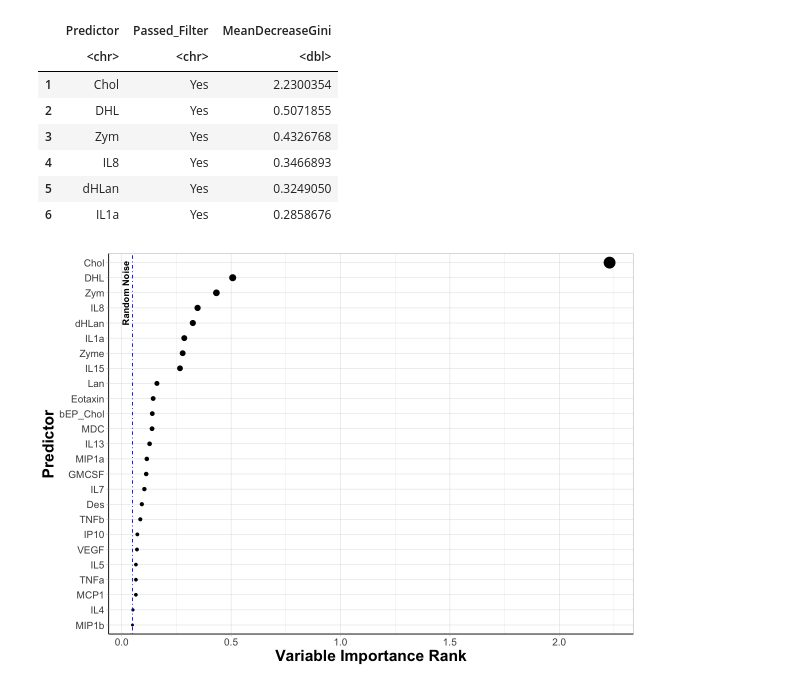
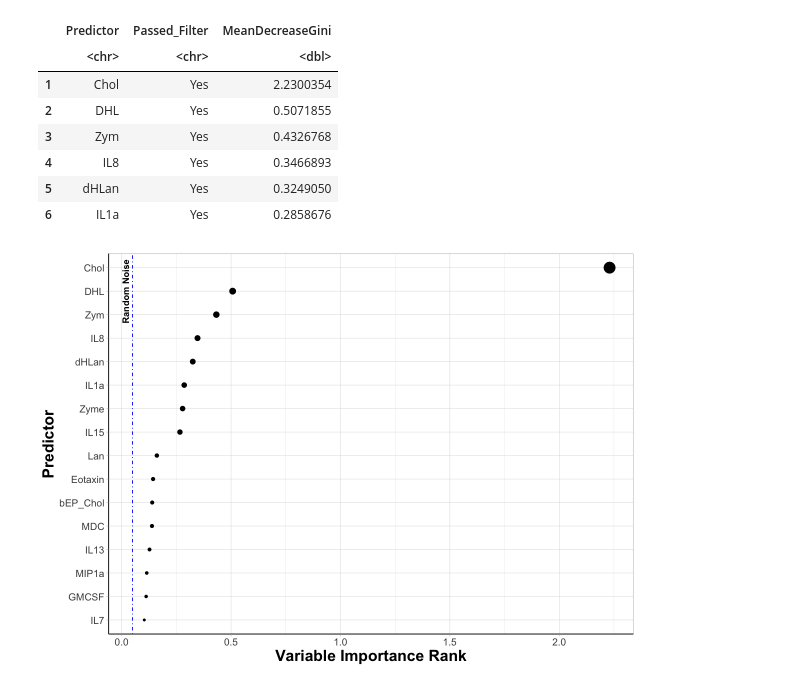
Before and after one commit to UNC-CEMALB/Ozone-exposure-is-associated-with-alterations-in-lung-and-systemic-sterol-profiles-in-healthy-and-as, a Jupyter notebook: 3. ML Visualization/Variable Importance Plot.ipynb, the cells around one changed output. Cells and saved outputs as stored; diff of their text form; code cells hidden in the pictures.

```diff
--- a/3. ML Visualization/Variable Importance Plot.ipynb
+++ b/3. ML Visualization/Variable Importance Plot.ipynb
@@ -39,36 +39,36 @@ options(repr.plot.width=10, repr.plot.height=7) #changing size
 #only plotting features w/ a mean decrease gini > 0.2
 Figure2 = ggplot() +
   geom_point(data = var_imp_lung %>%
-             filter(MeanDecreaseGini > 0.049, !grepl("noise", Predictor)),
+             filter(MeanDecreaseGini > 0.1, !grepl("noise", Predictor)),
              aes(x = MeanDecreaseGini, y = reorder(Predictor, MeanDecreaseGini),
                  size = MeanDecreaseGini)) +
   geom_vline(data = var_imp_lung %>%
              filter(MeanDecreaseGini > 0.049, grepl("noise", Predictor)),
                     aes(xintercept = MeanDecreaseGini), color = "blue", linetype = "dotdash") +
 
   #adding text to verticle background noise lines
   geom_text(data = var_imp_lung %>%
              filter(MeanDecreaseGini > 0.049, grepl("noise", Predictor)),
-            aes(x = MeanDecreaseGini, label = "Random Noise\n", y = 23), angle = 90, fontface = "bold") +
+            aes(x = MeanDecreaseGini, label = "Random Noise\n", y = 15), angle = 90, fontface = "bold") +
 
   theme_light() +
   theme(axis.line = element_line(colour = "black"), #making x and y axes black
         axis.text = element_text(size = 12), #changing size of x axis labels
         axis.title = element_text(face = "bold", size = rel(1.7)), #changes axis titles
         legend.title = element_text(face = 'bold', size = 14), #changes legend title
         legend.text = element_text(size = 12), #changes legend text
         strip.text.x = element_text(size = 15, face = "bold"), #changes size of facet x axis
         strip.text.y = element_text(size = 15, face = "bold")) + #changes size of facet y axis
   labs(x = 'Variable Importance Rank', y = 'Predictor') + #changing axis labels
 
   #this removes response variable from y axes
   scale_y_reordered() +
   #removing size legend
   guides(size = "none")
 
 Figure2
 # %% [output]
-[figure, old version]
+[figure, new version]
 # %%
 #exporting figure
 ggsave(Figure2,
```
Also changed, not shown: parts of 1 cell of this notebook.
